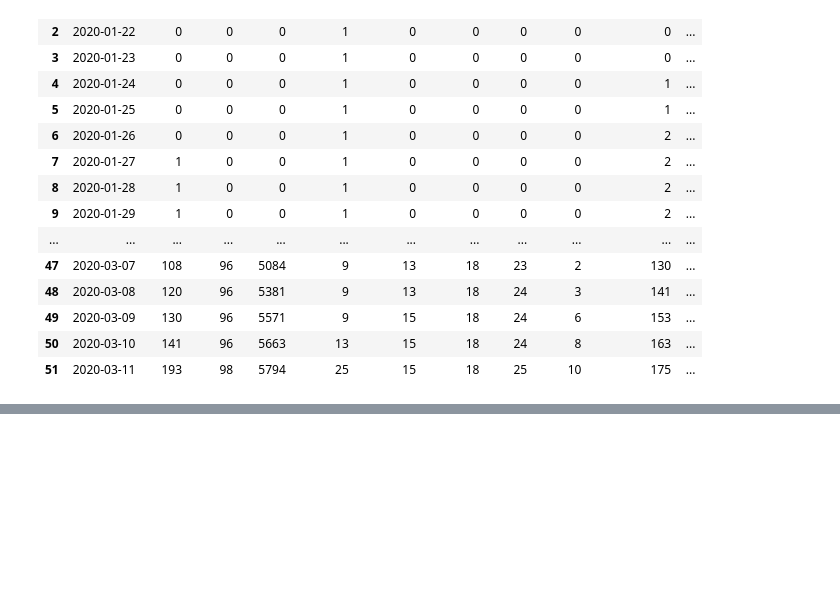
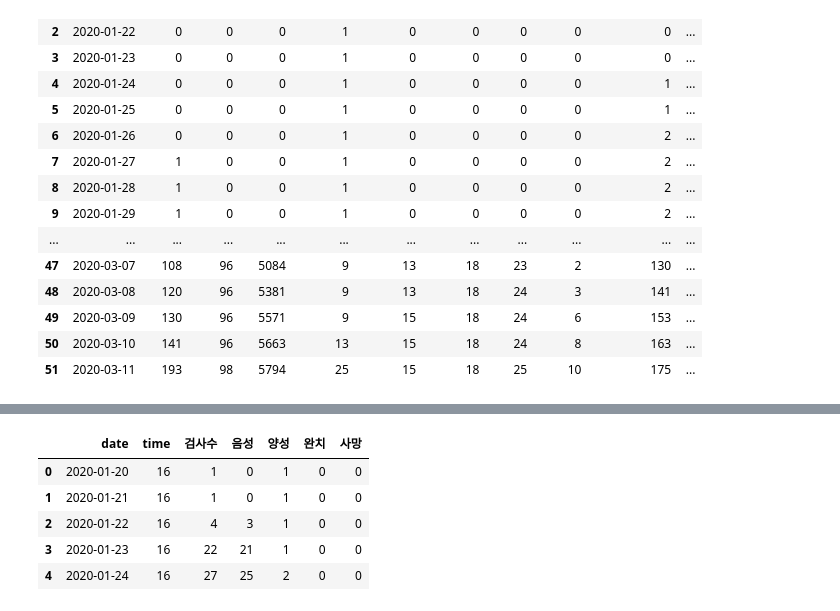
Before and after one commit to seungjae1162/Learning_Spoons_Second_Project, a Jupyter notebook: IH/코로나_지역_animation.ipynb, the cells around one changed output, grey strips where cells are left out. Cells and saved outputs as stored; diff of their text form; code cells hidden in the pictures; blank space fills up the shorter version.

```diff
--- a/IH/코로나_지역_animation.ipynb
+++ b/IH/코로나_지역_animation.ipynb
@@ -82,0 +109,11 @@ data = data.drop(idx_nm_1)
+# %%
+df_all = df_all.sort_values(by='date')
+df_all.columns = ['date','time','검사수','음성', '양성','완치','사망']
+df_all.head()
+# %% [output]
+|  | date | time | 검사수 | 음성 | 양성 | 완치 | 사망 |
+| 0 | 2020-01-20 | 16 | 1 | 0 | 1 | 0 | 0 |
+| 1 | 2020-01-21 | 16 | 1 | 0 | 1 | 0 | 0 |
+| 2 | 2020-01-22 | 16 | 4 | 3 | 1 | 0 | 0 |
+| 3 | 2020-01-23 | 16 | 22 | 21 | 1 | 0 | 0 |
+| 4 | 2020-01-24 | 16 | 27 | 25 | 2 | 0 | 0 |
```
Also changed, not shown: parts of 17 cells of this notebook.
